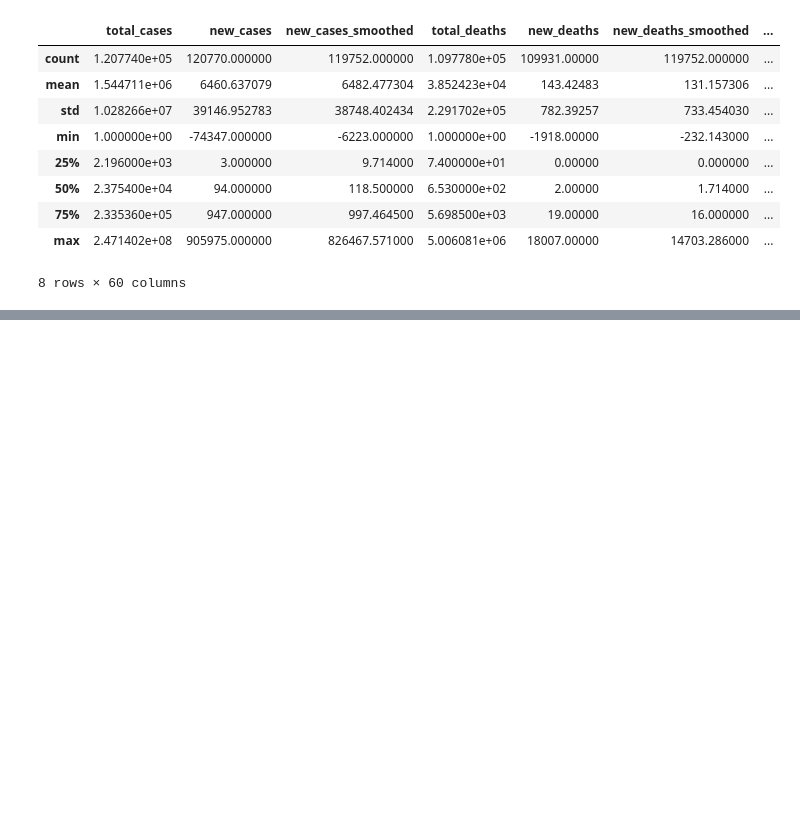
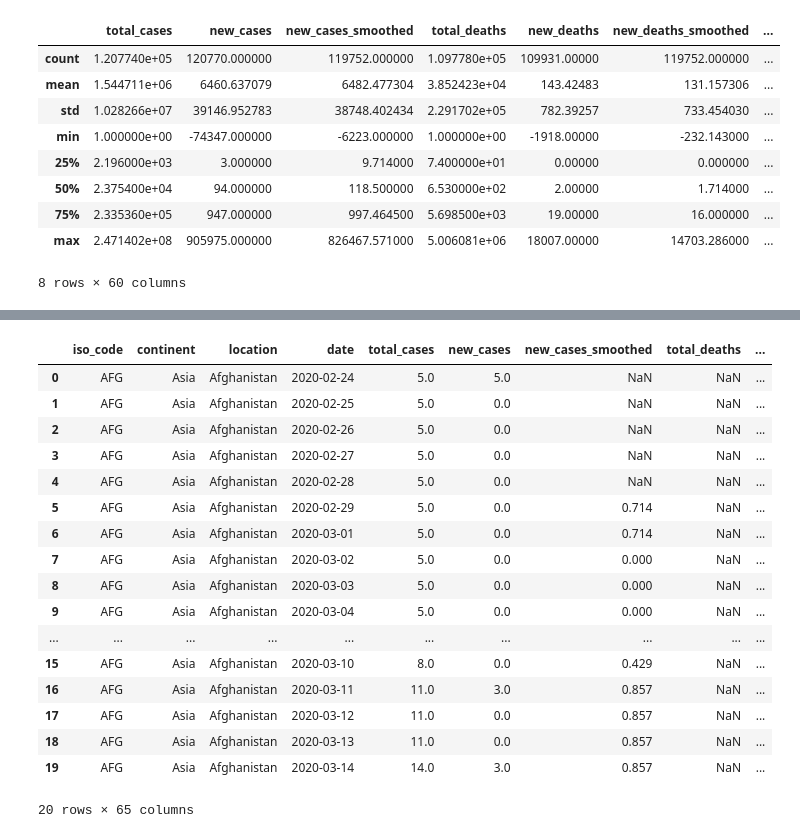
Before and after one commit to iondodon/covid19, a Jupyter notebook: main.ipynb, the cells around one changed output, grey strips where cells are left out. Saved outputs shown, nothing was run; the diff lists cells and outputs as text; code cells hidden in the pictures; blank space fills up the shorter version.

```diff
--- a/main.ipynb
+++ b/main.ipynb
@@ -5,3 +7,6 @@ import matplotlib.pyplot as plt
+# %%
+# Jupyter configuration
+pd.set_option('display.max_rows', 500)
 # %%
 dataset = pd.read_csv('owid-covid-data.csv')
 # %%
@@ -39,0 +72,16 @@ dataset.columns.tolist()
+# %%
+# fix data types WIP
+dataset['date'] = pd.to_datetime(dataset['date'])
+
+for column in dataset.columns:
+    if dataset[column].dtype == np.dtype('float64'):
+        only_ints = True
+        mean = dataset[column].mean()
+        for val in dataset[column]:
+            if pd.isnull(val):
+                dataset[column] = dataset[column].fillna(mean)
+            fractional, whole = math.modf(val)
+            if fractional > 0:
+                only_ints = False
+        if only_ints:
+            dataset[column] = dataset[column].astype('int64')
@@ -39,0 +109,21 @@ dataset.columns.tolist()
+# %%
+dataset.head(20)
+# %% [output]
+|  | iso_code | continent | location | date | total_cases | new_cases | new_cases_smoothed | total_deaths | ... |
+| 0 | AFG | Asia | Afghanistan | 2020-02-24 | 5.0 | 5.0 | NaN | NaN | ... |
+| 1 | AFG | Asia | Afghanistan | 2020-02-25 | 5.0 | 0.0 | NaN | NaN | ... |
+| 2 | AFG | Asia | Afghanistan | 2020-02-26 | 5.0 | 0.0 | NaN | NaN | ... |
+| 3 | AFG | Asia | Afghanistan | 2020-02-27 | 5.0 | 0.0 | NaN | NaN | ... |
+| 4 | AFG | Asia | Afghanistan | 2020-02-28 | 5.0 | 0.0 | NaN | NaN | ... |
+| 5 | AFG | Asia | Afghanistan | 2020-02-29 | 5.0 | 0.0 | 0.714 | NaN | ... |
+| 6 | AFG | Asia | Afghanistan | 2020-03-01 | 5.0 | 0.0 | 0.714 | NaN | ... |
+| 7 | AFG | Asia | Afghanistan | 2020-03-02 | 5.0 | 0.0 | 0.000 | NaN | ... |
+| 8 | AFG | Asia | Afghanistan | 2020-03-03 | 5.0 | 0.0 | 0.000 | NaN | ... |
+| 9 | AFG | Asia | Afghanistan | 2020-03-04 | 5.0 | 0.0 | 0.000 | NaN | ... |
+| ... | ... | ... | ... | ... | ... | ... | ... | ... | ... |
+| 15 | AFG | Asia | Afghanistan | 2020-03-10 | 8.0 | 0.0 | 0.429 | NaN | ... |
+| 16 | AFG | Asia | Afghanistan | 2020-03-11 | 11.0 | 3.0 | 0.857 | NaN | ... |
+| 17 | AFG | Asia | Afghanistan | 2020-03-12 | 11.0 | 0.0 | 0.857 | NaN | ... |
+| 18 | AFG | Asia | Afghanistan | 2020-03-13 | 11.0 | 0.0 | 0.857 | NaN | ... |
+| 19 | AFG | Asia | Afghanistan | 2020-03-14 | 14.0 | 3.0 | 0.857 | NaN | ... |
+20 rows × 65 columns
```
Also changed, not shown: parts of 6 cells of this notebook.
